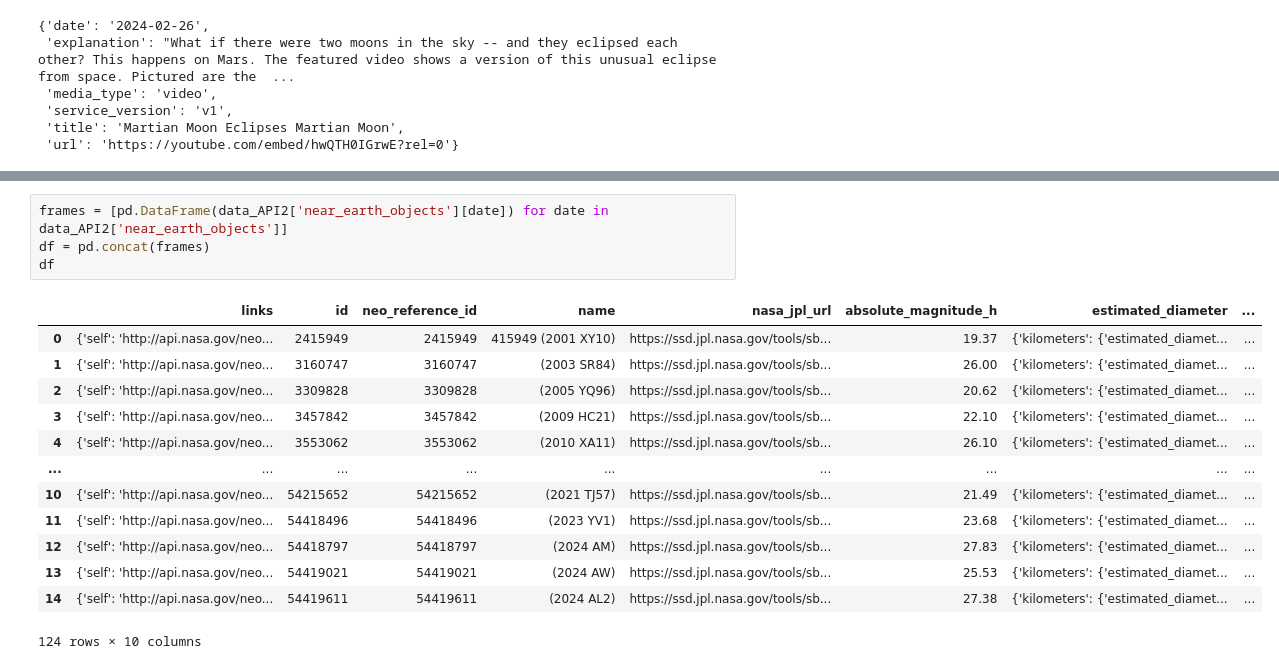
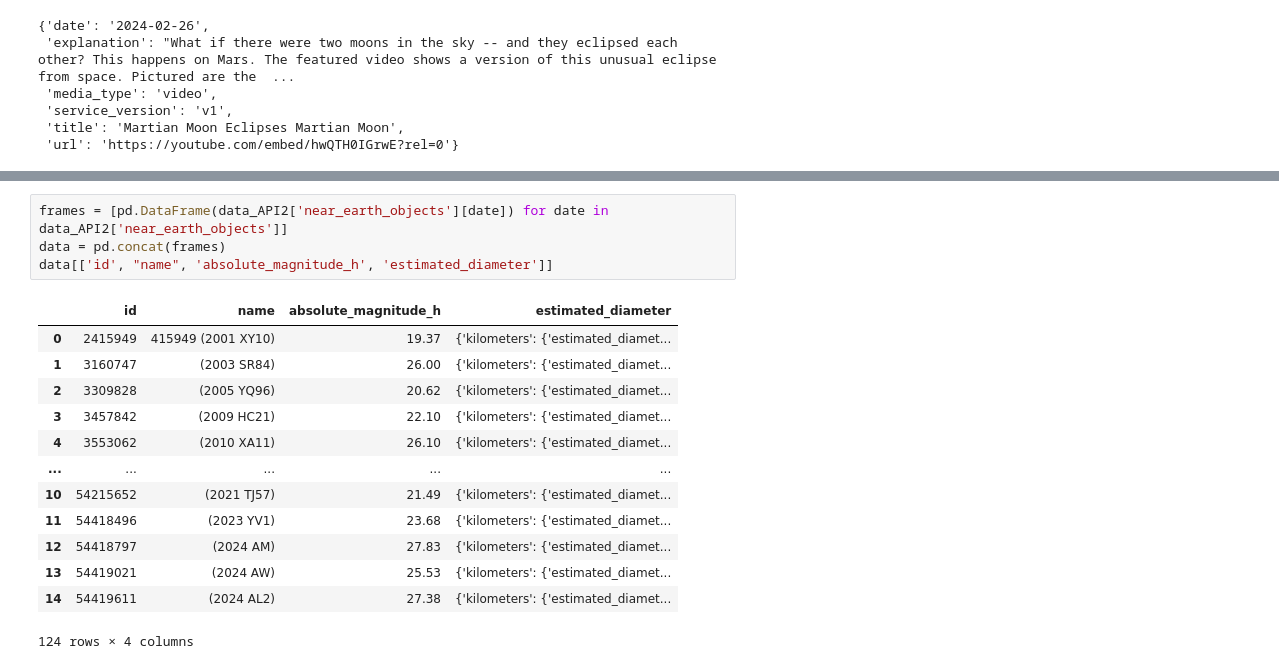
Before and after one commit to Benbuk/GOMYCODE_DS_Bootcamp, a Jupyter notebook: API_to_Pandas_Dataframe.ipynb, the cells around one changed output, grey strips where cells are left out. Saved outputs shown, nothing was run; the diff lists cells and outputs as text.

```diff
--- a/API_to_Pandas_Dataframe.ipynb
+++ b/API_to_Pandas_Dataframe.ipynb
@@ -97,19 +89,19 @@ df
 # %%
 frames = [pd.DataFrame(data_API2['near_earth_objects'][date]) for date in data_API2['near_earth_objects']]
-df = pd.concat(frames)
-df
+data = pd.concat(frames)
+data[['id', "name", 'absolute_magnitude_h', 'estimated_diameter']]
 # %% [output]
-|  | links | id | neo_reference_id | name | nasa_jpl_url | absolute_magnitude_h | estimated_diameter | ... |
-| 0 | {'self': 'http://api.nasa.gov/neo... | 2415949 | 2415949 | 415949 (2001 XY10) | https://ssd.jpl.nasa.gov/tools/sb... | 19.37 | {'kilometers': {'estimated_diamet... | ... |
-| 1 | {'self': 'http://api.nasa.gov/neo... | 3160747 | 3160747 | (2003 SR84) | https://ssd.jpl.nasa.gov/tools/sb... | 26.00 | {'kilometers': {'estimated_diamet... | ... |
-| 2 | {'self': 'http://api.nasa.gov/neo... | 3309828 | 3309828 | (2005 YQ96) | https://ssd.jpl.nasa.gov/tools/sb... | 20.62 | {'kilometers': {'estimated_diamet... | ... |
-| 3 | {'self': 'http://api.nasa.gov/neo... | 3457842 | 3457842 | (2009 HC21) | https://ssd.jpl.nasa.gov/tools/sb... | 22.10 | {'kilometers': {'estimated_diamet... | ... |
-| 4 | {'self': 'http://api.nasa.gov/neo... | 3553062 | 3553062 | (2010 XA11) | https://ssd.jpl.nasa.gov/tools/sb... | 26.10 | {'kilometers': {'estimated_diamet... | ... |
-| ... | ... | ... | ... | ... | ... | ... | ... | ... |
-| 10 | {'self': 'http://api.nasa.gov/neo... | 54215652 | 54215652 | (2021 TJ57) | https://ssd.jpl.nasa.gov/tools/sb... | 21.49 | {'kilometers': {'estimated_diamet... | ... |
-| 11 | {'self': 'http://api.nasa.gov/neo... | 54418496 | 54418496 | (2023 YV1) | https://ssd.jpl.nasa.gov/tools/sb... | 23.68 | {'kilometers': {'estimated_diamet... | ... |
-| 12 | {'self': 'http://api.nasa.gov/neo... | 54418797 | 54418797 | (2024 AM) | https://ssd.jpl.nasa.gov/tools/sb... | 27.83 | {'kilometers': {'estimated_diamet... | ... |
-| 13 | {'self': 'http://api.nasa.gov/neo... | 54419021 | 54419021 | (2024 AW) | https://ssd.jpl.nasa.gov/tools/sb... | 25.53 | {'kilometers': {'estimated_diamet... | ... |
-| 14 | {'self': 'http://api.nasa.gov/neo... | 54419611 | 54419611 | (2024 AL2) | https://ssd.jpl.nasa.gov/tools/sb... | 27.38 | {'kilometers': {'estimated_diamet... | ... |
+|  | id | name | absolute_magnitude_h | estimated_diameter |
+| 0 | 2415949 | 415949 (2001 XY10) | 19.37 | {'kilometers': {'estimated_diamet... |
+| 1 | 3160747 | (2003 SR84) | 26.00 | {'kilometers': {'estimated_diamet... |
+| 2 | 3309828 | (2005 YQ96) | 20.62 | {'kilometers': {'estimated_diamet... |
+| 3 | 3457842 | (2009 HC21) | 22.10 | {'kilometers': {'estimated_diamet... |
+| 4 | 3553062 | (2010 XA11) | 26.10 | {'kilometers': {'estimated_diamet... |
+| ... | ... | ... | ... | ... |
+| 10 | 54215652 | (2021 TJ57) | 21.49 | {'kilometers': {'estimated_diamet... |
+| 11 | 54418496 | (2023 YV1) | 23.68 | {'kilometers': {'estimated_diamet... |
+| 12 | 54418797 | (2024 AM) | 27.83 | {'kilometers': {'estimated_diamet... |
+| 13 | 54419021 | (2024 AW) | 25.53 | {'kilometers': {'estimated_diamet... |
+| 14 | 54419611 | (2024 AL2) | 27.38 | {'kilometers': {'estimated_diamet... |
-124 rows × 10 columns
+124 rows × 4 columns
 # %%
```
Also changed, not shown: parts of 6 cells of this notebook.
